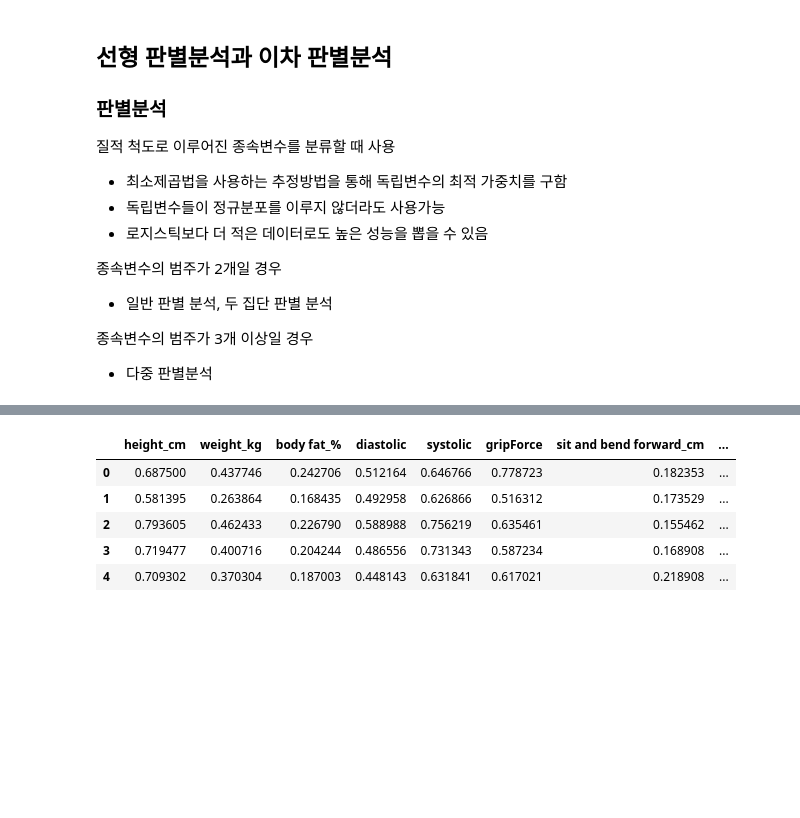
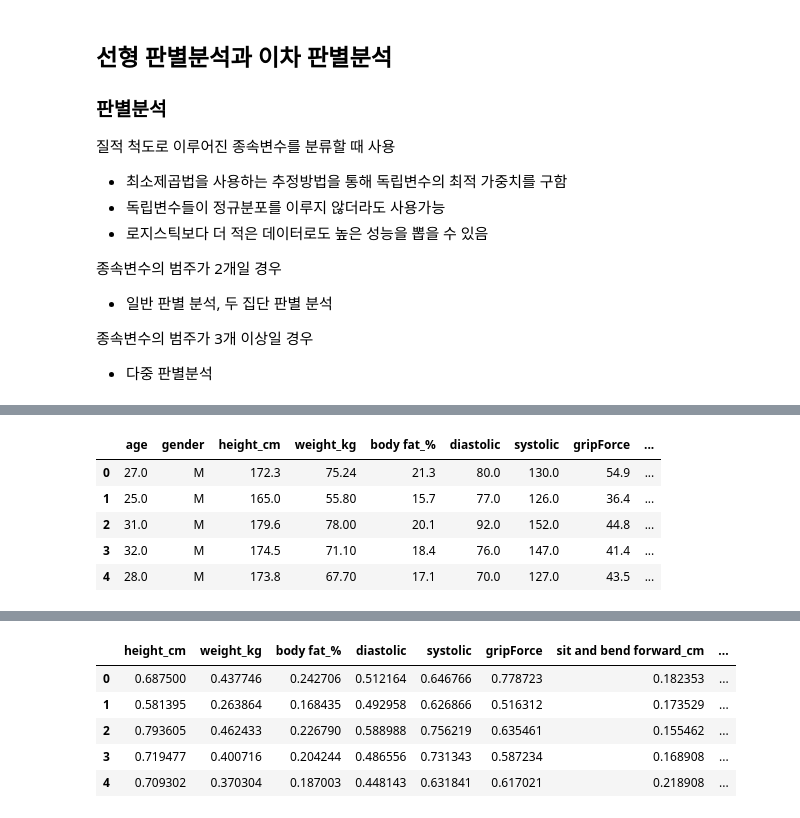
Before and after one commit to JeongDell/Things-that-Data-Analysis-Must-Know, a Jupyter notebook: CH-13/ML.ipynb, the cells around one changed output, grey strips where cells are left out. Drawn from its saved outputs; the diff is of its cells as text; code cells hidden in the pictures; blank space fills up the shorter version.

```diff
--- a/CH-13/ML.ipynb
+++ b/CH-13/ML.ipynb
@@ -81,6 +92,14 @@ import seaborn as sns
 import matplotlib.pyplot as plt
 # %%
 df = pd.read_csv("bodyPerformance.csv")
+df. head()
+# %% [output]
+|  | age | gender | height_cm | weight_kg | body fat_% | diastolic | systolic | gripForce | ... |
+| 0 | 27.0 | M | 172.3 | 75.24 | 21.3 | 80.0 | 130.0 | 54.9 | ... |
+| 1 | 25.0 | M | 165.0 | 55.80 | 15.7 | 77.0 | 126.0 | 36.4 | ... |
+| 2 | 31.0 | M | 179.6 | 78.00 | 20.1 | 92.0 | 152.0 | 44.8 | ... |
+| 3 | 32.0 | M | 174.5 | 71.10 | 18.4 | 76.0 | 147.0 | 41.4 | ... |
+| 4 | 28.0 | M | 173.8 | 67.70 | 17.1 | 70.0 | 127.0 | 43.5 | ... |
 # %%
 # 성별 분포 시각화 (키X몸무게)
 
```
Also changed, not shown: parts of 2 cells of this notebook.
